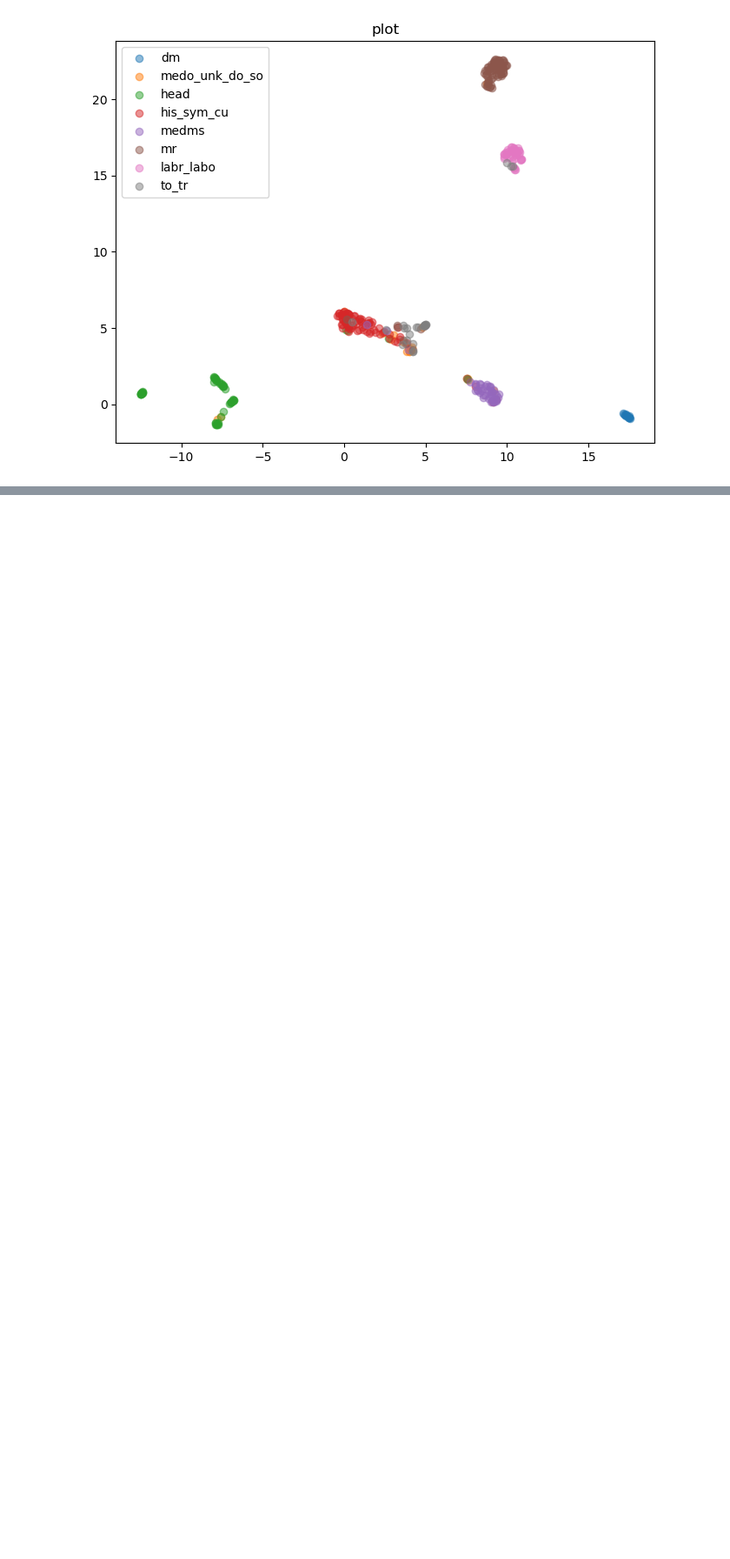
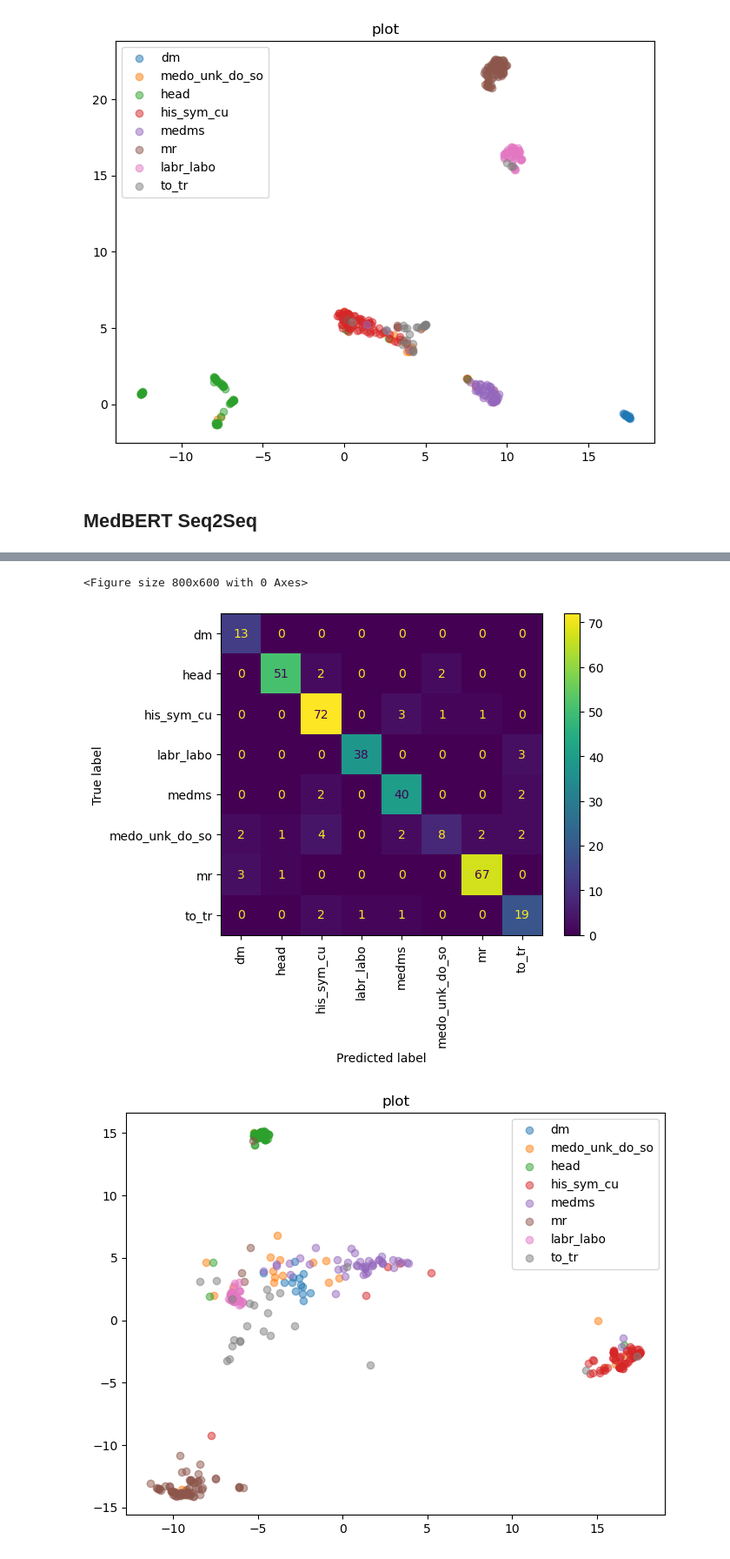
Before and after one commit to maregli/inf-extr, a Jupyter notebook: notebooks/line-label_prediction/line-label_model_comparison.ipynb, the cells around one changed output, grey strips where cells are left out. Shown at 87% size. Drawn from its saved outputs; the diff is of its cells as text; code cells hidden in the pictures; blank space fills up the shorter version.

Commit message:
seq2seq Roberta XML results preparation

```diff
--- a/notebooks/line-label_prediction/line-label_model_comparison.ipynb
+++ b/notebooks/line-label_prediction/line-label_model_comparison.ipynb
@@ -136,3 +136,8 @@ Recall: 0.8724637681159421
 [figure]
 [figure]
 [figure]
+# %% [markdown]
+## MedBERT Seq2Seq
+# %%
+summarise_line_label_performance(paths.RESULTS_PATH/'line_labelling/medbert-token-finetuned-test_output.pt')
+# %% [output]
@@ -138,0 +152,3 @@ Recall: 0.8724637681159421
+<Figure size 800x600 with 0 Axes>
+[figure, added]
+[figure, added]
```
Also changed, not shown: parts of 3 cells of this notebook, 1 other file.
